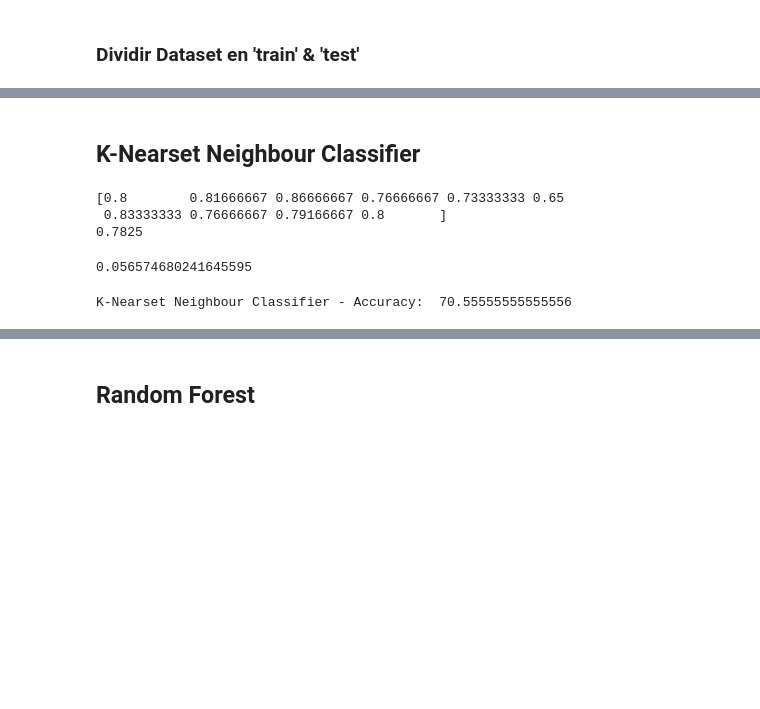
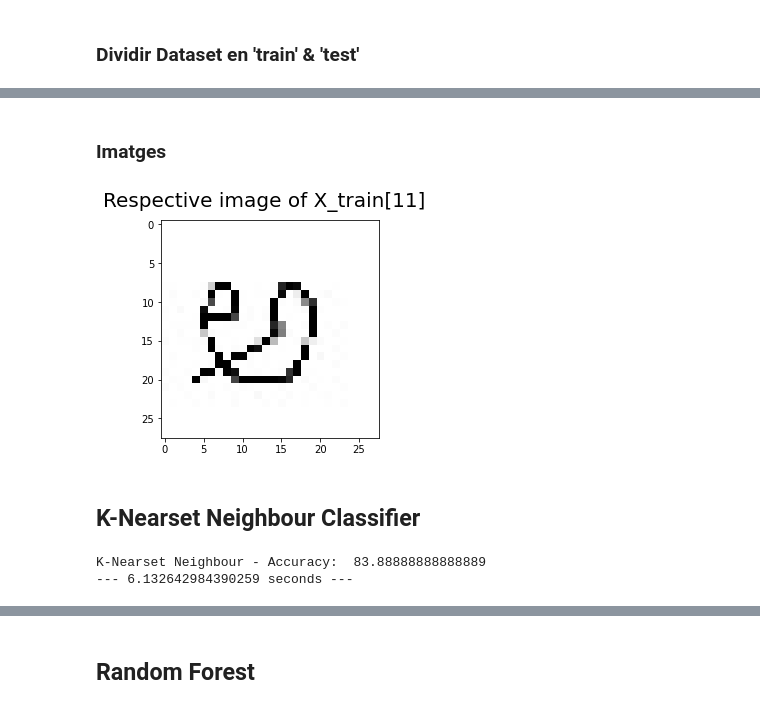
Before and after one commit to JoelFerrando/MD3-Kaggle, a Jupyter notebook: notebooks/develop.ipynb, the cells around one changed output, grey strips where cells are left out. Saved outputs shown, nothing was run; the diff lists cells and outputs as text; code cells hidden in the pictures; blank space fills up the shorter version.

```diff
--- a/notebooks/develop.ipynb
+++ b/notebooks/develop.ipynb
@@ -97,15 +107,15 @@ y_test = y_test.ravel()
+# %% [markdown]
+### Imatges
+# %%
+def row2img(data):
+    return np.asfarray(data).reshape((28,28))
+# %%
+data = X_train[10]
+f, ax1 = plt.subplots(1, 1, sharey=True)
+f.suptitle('Respective image of X_train[11]', size='20')
+ax1.imshow(255-row2img(data), cmap=plt.cm.binary);
+# %% [output]
+[figure, added]
 # %% [markdown]
 ## K-Nearset Neighbour Classifier
-# %%
-knn = KNeighborsClassifier(n_neighbors=3)
-scores = cross_val_score(model, X, y, cv=10, scoring='accuracy')
-print(scores)
-
-print(scores.mean())
-scores.std()
-# %% [output]
-[0.8        0.81666667 0.86666667 0.76666667 0.73333333 0.65
- 0.83333333 0.76666667 0.79166667 0.8       ]
-0.7825
-0.056574680241645595
 # %%
@@ -118,8 +129,12 @@ for k in k_range:
     scores = cross_val_score(knn, X, y, cv=5, scoring='accuracy')
     k_scores.append(scores.mean())
 # %%
+knn = KNeighborsClassifier(n_neighbors = 3, weights='distance')
 knn.fit(X_train, y_train)
 y_pred = knn.predict(X_test)
-print('K-Nearset Neighbour Classifier - Accuracy: ',metrics.accuracy_score(y_test, y_pred)* 100)
+print('K-Nearset Neighbour - Accuracy: ', accuracy_score(y_test, y_pred)* 100)
+
+print("--- %s seconds ---" % (time.time() - start_time))
 # %% [output]
-K-Nearset Neighbour Classifier - Accuracy:  70.55555555555556
+K-Nearset Neighbour - Accuracy:  83.88888888888889
+--- 6.132642984390259 seconds ---
```
Also changed, not shown: parts of 31 cells of this notebook.
